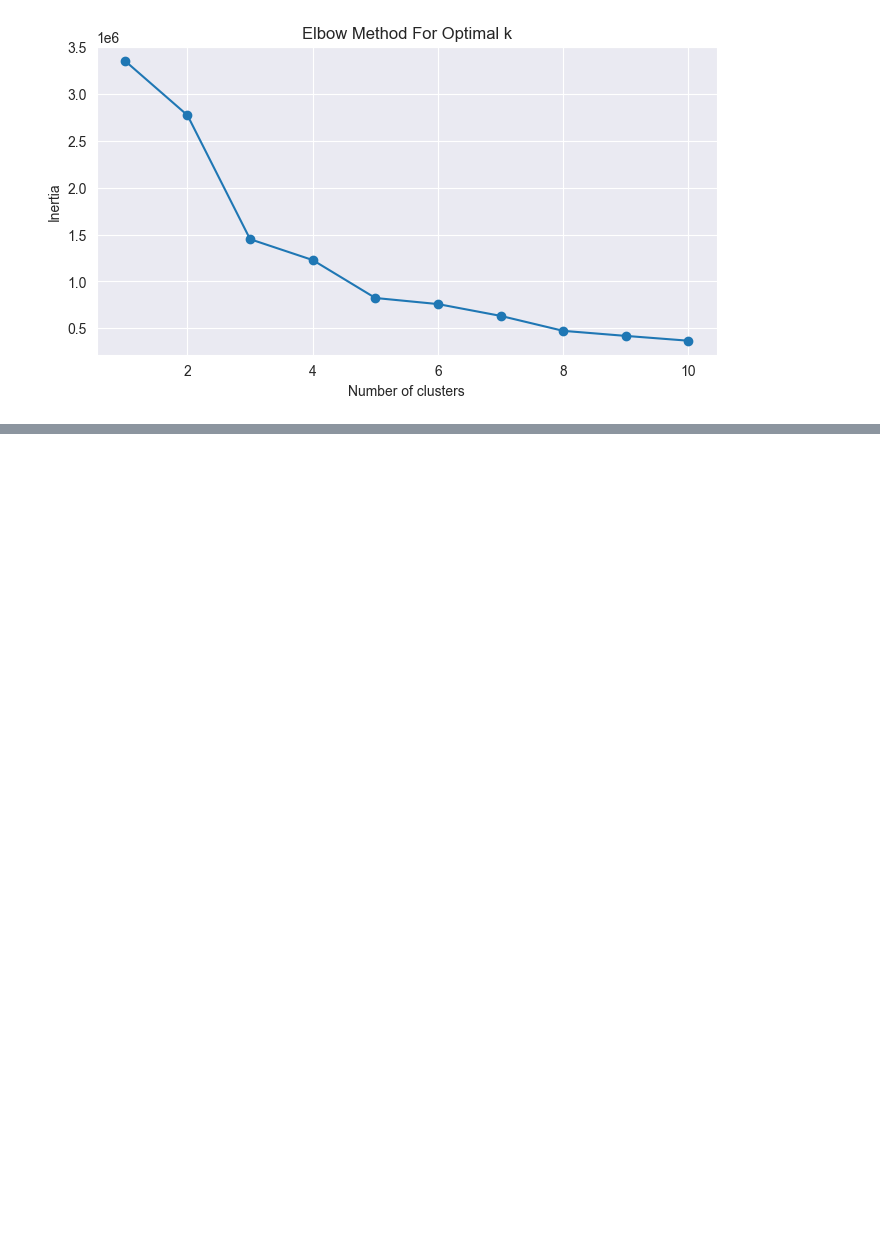
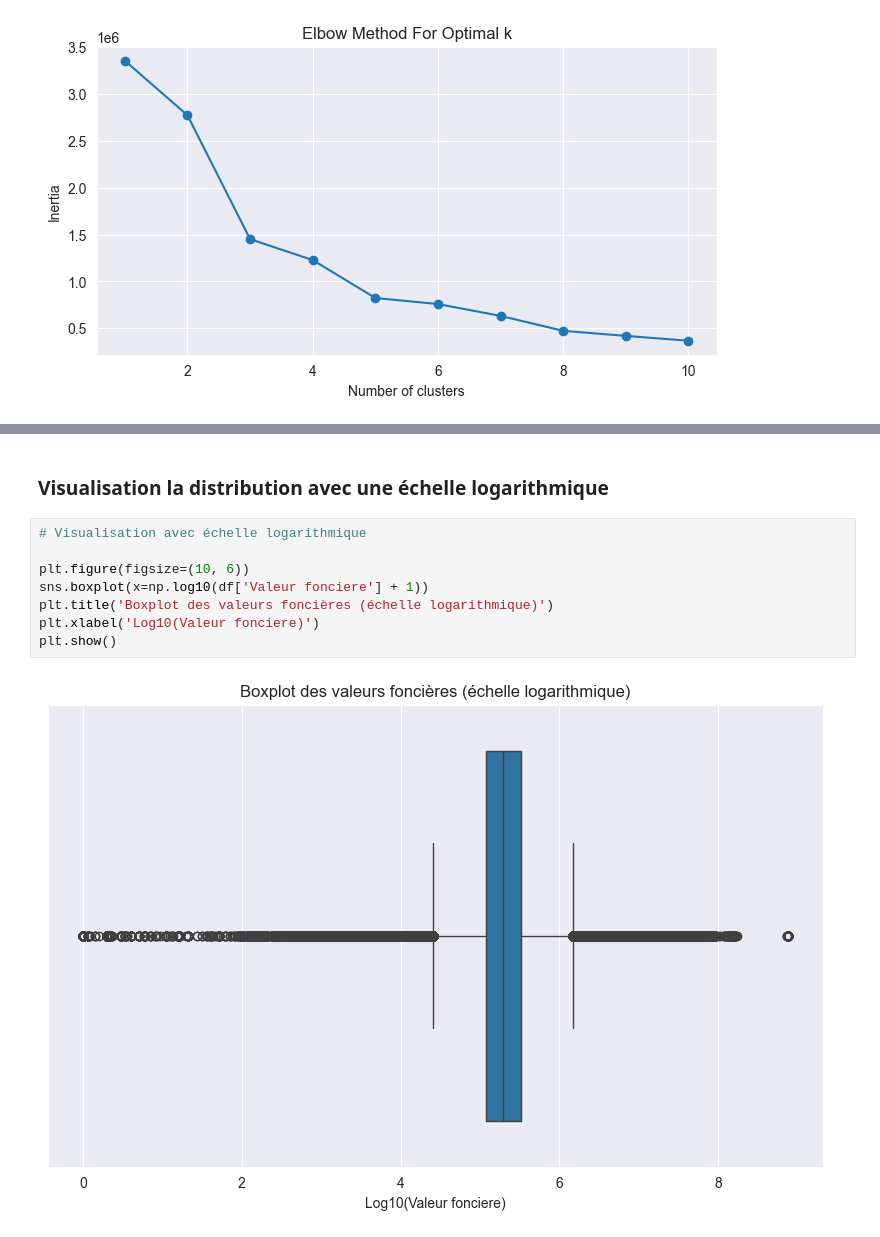
Before and after one commit to ktzkvin/Mastercamp, a Jupyter notebook: MasterCamp_TD_Project.ipynb, the cells around one changed output, grey strips where cells are left out. Drawn from its saved outputs; the diff is of its cells as text; blank space fills up the shorter version.

```diff
--- a/MasterCamp_TD_Project.ipynb
+++ b/MasterCamp_TD_Project.ipynb
@@ -210,0 +229,12 @@ plt.show()
+# %% [markdown]
+### Visualisation la distribution avec une échelle logarithmique
+# %%
+# Visualisation avec échelle logarithmique
+
+plt.figure(figsize=(10, 6))
+sns.boxplot(x=np.log10(df['Valeur fonciere'] + 1))
+plt.title('Boxplot des valeurs foncières (échelle logarithmique)')
+plt.xlabel('Log10(Valeur fonciere)')
+plt.show()
+# %% [output]
+[figure, added]
```
Also changed, not shown: parts of 11 cells of this notebook.
